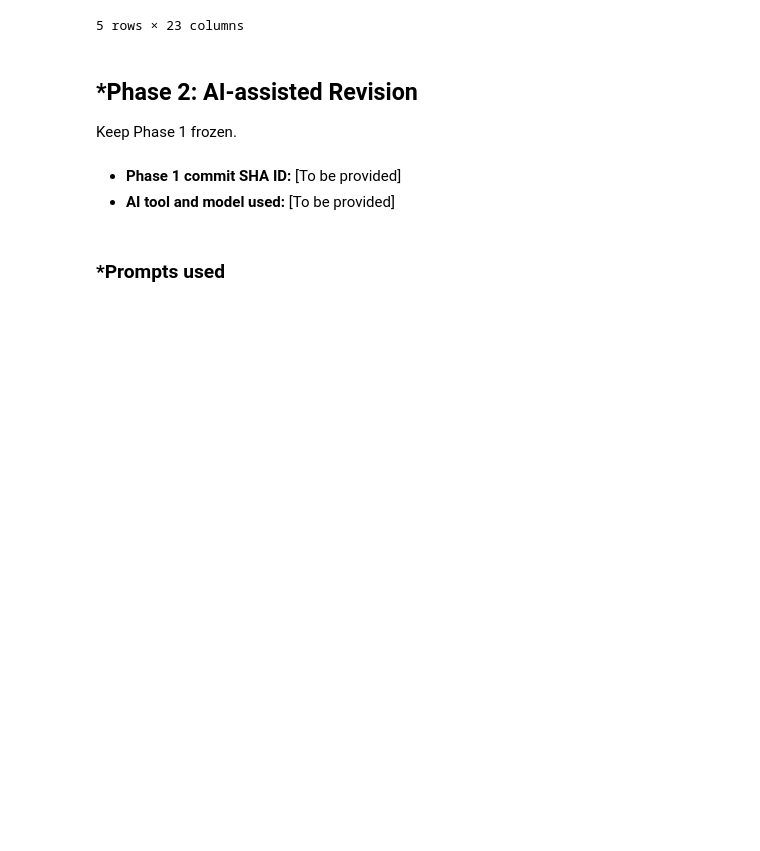
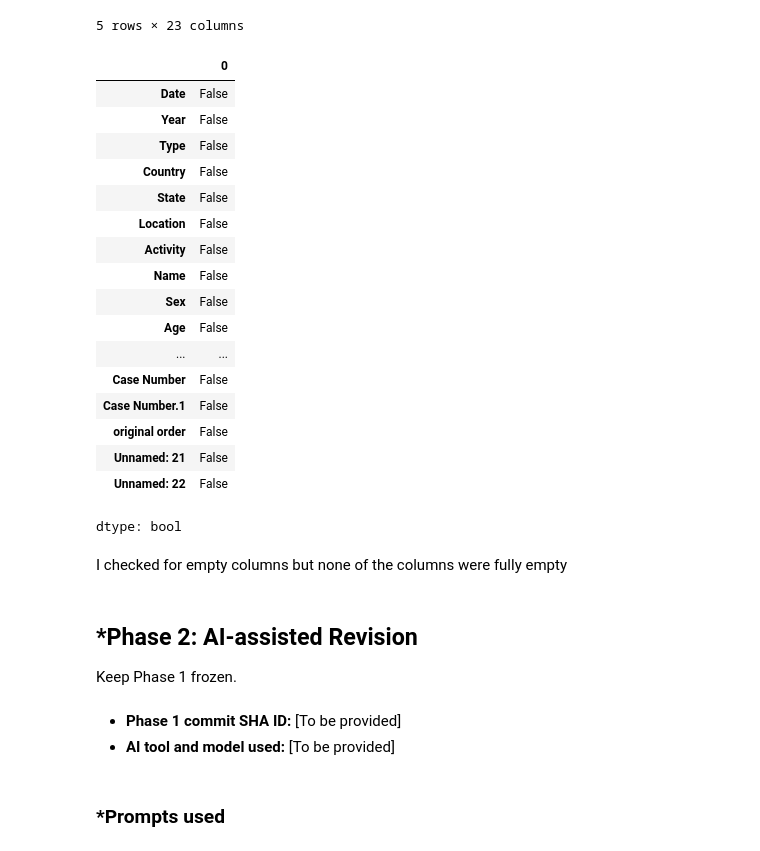
Before and after one commit to raffaellaalpaca-ai/A01-data-wrangling, a Jupyter notebook: notebook.ipynb, the cells around one changed output. Saved outputs shown, nothing was run; the diff lists cells and outputs as text; code cells hidden in the pictures; blank space fills up the shorter version.

Commit message:
Checked dataset for empty columns

```diff
--- a/notebook.ipynb
+++ b/notebook.ipynb
@@ -216,6 +216,30 @@ sharks.head()
 | 3 | 11th August | 2026.0 | Provoked | Ireland | Waterford | Ardemore County | Fishing | Sebastian Achim | M | 27 | ... | ... |
 | 4 | 8th August | 2026.0 | Unprovoked | USA | Maine | Scarborough Beach Park | Operation of Rescue Torpedo | Greg Wilfert | M | 71 | ... | ... |
 5 rows × 23 columns
+# %%
+#load dataset and remove emoty columns
+sharks.isna().all()
+# %% [output]
+|  | 0 |
+| Date | False |
+| Year | False |
+| Type | False |
+| Country | False |
+| State | False |
+| Location | False |
+| Activity | False |
+| Name | False |
+| Sex | False |
+| Age | False |
+| ... | ... |
+| Case Number | False |
+| Case Number.1 | False |
+| original order | False |
+| Unnamed: 21 | False |
+| Unnamed: 22 | False |
+dtype: bool
+# %% [markdown]
+I checked for empty columns but none of the columns were fully empty
 # %% [markdown]
 ## *Phase 2: AI-assisted Revision
 Keep Phase 1 frozen.
```
